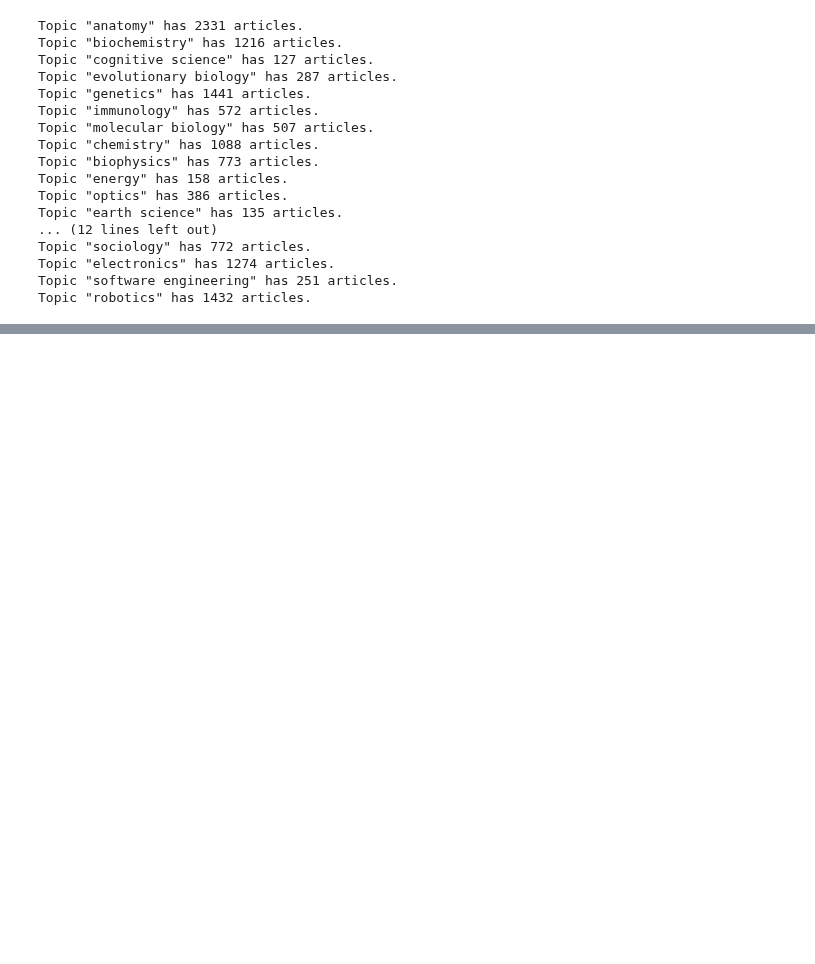
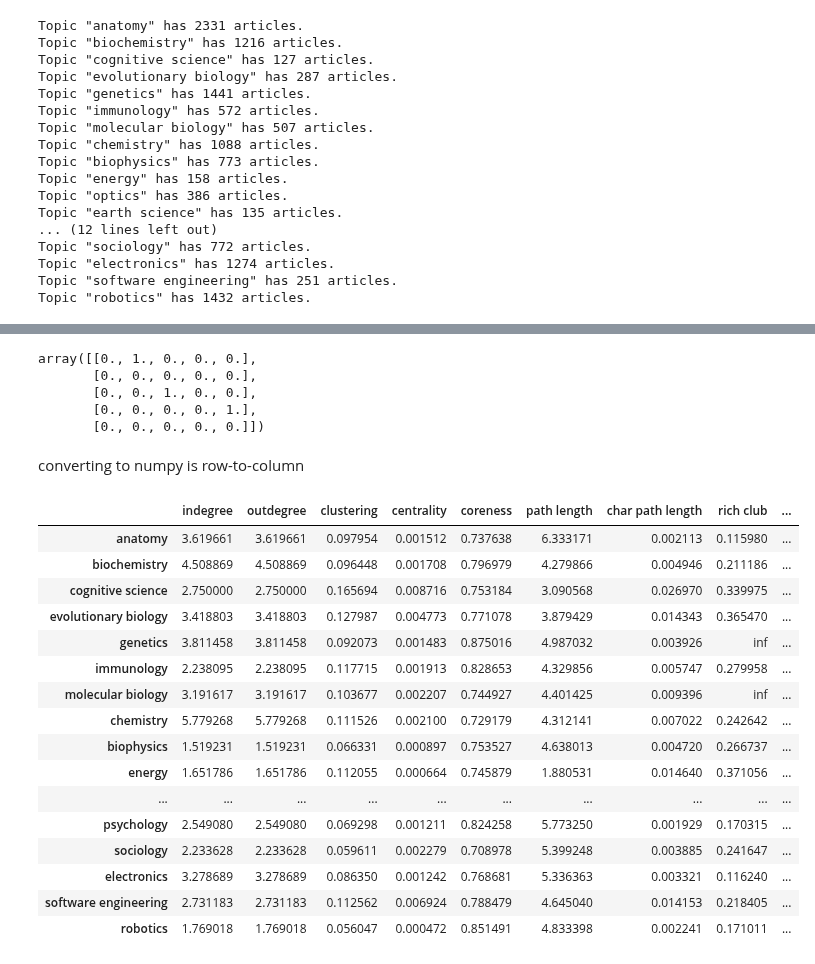
Before and after one commit to harangju/wikinet, a Jupyter notebook: build-networks.ipynb, the cells around one changed output, grey strips where cells are left out. Saved outputs shown, nothing was run; the diff lists cells and outputs as text; code cells hidden in the pictures; blank space fills up the shorter version.

Commit message:
basic network measures

```diff
--- a/build-networks.ipynb
+++ b/build-networks.ipynb
@@ -128,0 +129,8 @@ Crawler: len(queue) = 3463
+# %%
+import networkx as nx
+
+path_saved = '/Users/harangju/Box Sync/Research/my papers/wikipedia paper/data/prelim data/'
+graphs = {}
+for topic in topics:
+    graphs[topic] = nx.read_gexf(path_saved + topic + '_d2.gexf')
+graphs
@@ -128,0 +191,30 @@ Crawler: len(queue) = 3463
+# %%
+import scipy.io as sio
+
+path = '/Users/harangju/Developer/data/wiki/graphs/'
+for topic, graph in graphs.items():
+    x = nx.convert_matrix.to_numpy_array(graph)
+    sio.savemat(path + topic + '.mat', {'X': x})
+# %%
+ex_graph = nx.DiGraph()
+ex_graph.add_edge(0,1)
+ex_graph.add_edge(2,2)
+ex_graph.add_edge(3,4)
+nx.convert_matrix.to_numpy_array(ex_graph)
+# %% [output]
+array([[0., 1., 0., 0., 0.],
+       [0., 0., 0., 0., 0.],
+       [0., 0., 1., 0., 0.],
+       [0., 0., 0., 0., 1.],
+       [0., 0., 0., 0., 0.]])
+# %% [markdown]
+converting to numpy is row-to-column
+# %%
+metrics = sio.loadmat(path + 'metrics.mat')
+for i in range(len(metrics['topics'][0])):
+    topic = metrics['topics'][0][i][0]
+    stats[topic]['rich club'] = {'values': [x for x in metrics['rich'][0][i][0]
+                                            if not np.isnan(x)]}
+    stats[topic]['modularity'] = {'values': [x[0] for x in metrics['mod'][0][i]]}
+    stats[topic]['controllability'] = {'values': [x[0] for x in metrics['cont'][0][i]]}
+    stats[topic]['observability'] = {'values': [x[0] for x in metrics['obs'][0][i]]}
@@ -128,0 +227,27 @@ Crawler: len(queue) = 3463
+# %%
+import pandas
+
+mean = {}
+for k, v in stats.items():
+    mean[k] = {}
+    for kk, vv in v.items():
+        mean[k][kk] = vv['mean']
+pandas.DataFrame(mean).transpose()
+# %% [output]
+|  | indegree | outdegree | clustering | centrality | coreness | path length | char path length | rich club | ... |
+| anatomy | 3.619661 | 3.619661 | 0.097954 | 0.001512 | 0.737638 | 6.333171 | 0.002113 | 0.115980 | ... |
+| biochemistry | 4.508869 | 4.508869 | 0.096448 | 0.001708 | 0.796979 | 4.279866 | 0.004946 | 0.211186 | ... |
+| cognitive science | 2.750000 | 2.750000 | 0.165694 | 0.008716 | 0.753184 | 3.090568 | 0.026970 | 0.339975 | ... |
+| evolutionary biology | 3.418803 | 3.418803 | 0.127987 | 0.004773 | 0.771078 | 3.879429 | 0.014343 | 0.365470 | ... |
+| genetics | 3.811458 | 3.811458 | 0.092073 | 0.001483 | 0.875016 | 4.987032 | 0.003926 | inf | ... |
+| immunology | 2.238095 | 2.238095 | 0.117715 | 0.001913 | 0.828653 | 4.329856 | 0.005747 | 0.279958 | ... |
+| molecular biology | 3.191617 | 3.191617 | 0.103677 | 0.002207 | 0.744927 | 4.401425 | 0.009396 | inf | ... |
+| chemistry | 5.779268 | 5.779268 | 0.111526 | 0.002100 | 0.729179 | 4.312141 | 0.007022 | 0.242642 | ... |
+| biophysics | 1.519231 | 1.519231 | 0.066331 | 0.000897 | 0.753527 | 4.638013 | 0.004720 | 0.266737 | ... |
+| energy | 1.651786 | 1.651786 | 0.112055 | 0.000664 | 0.745879 | 1.880531 | 0.014640 | 0.371056 | ... |
+| ... | ... | ... | ... | ... | ... | ... | ... | ... | ... |
+| psychology | 2.549080 | 2.549080 | 0.069298 | 0.001211 | 0.824258 | 5.773250 | 0.001929 | 0.170315 | ... |
+| sociology | 2.233628 | 2.233628 | 0.059611 | 0.002279 | 0.708978 | 5.399248 | 0.003885 | 0.241647 | ... |
+| electronics | 3.278689 | 3.278689 | 0.086350 | 0.001242 | 0.768681 | 5.336363 | 0.003321 | 0.116240 | ... |
+| software engineering | 2.731183 | 2.731183 | 0.112562 | 0.006924 | 0.788479 | 4.645040 | 0.014153 | 0.218405 | ... |
+| robotics | 1.769018 | 1.769018 | 0.056047 | 0.000472 | 0.851491 | 4.833398 | 0.002241 | 0.171011 | ... |
```
Also changed, not shown: parts of 27 cells of this notebook, 1 other file.
